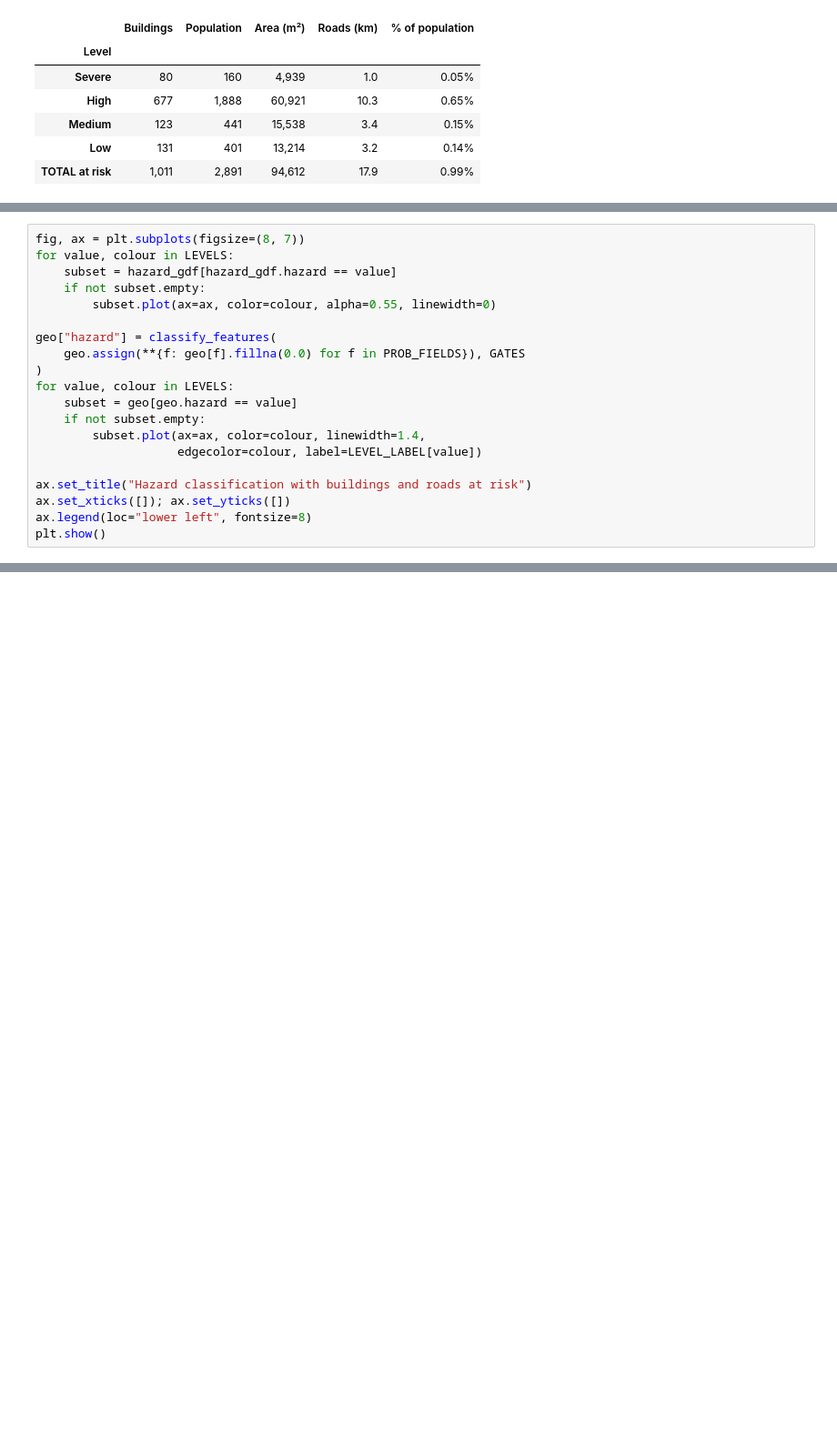
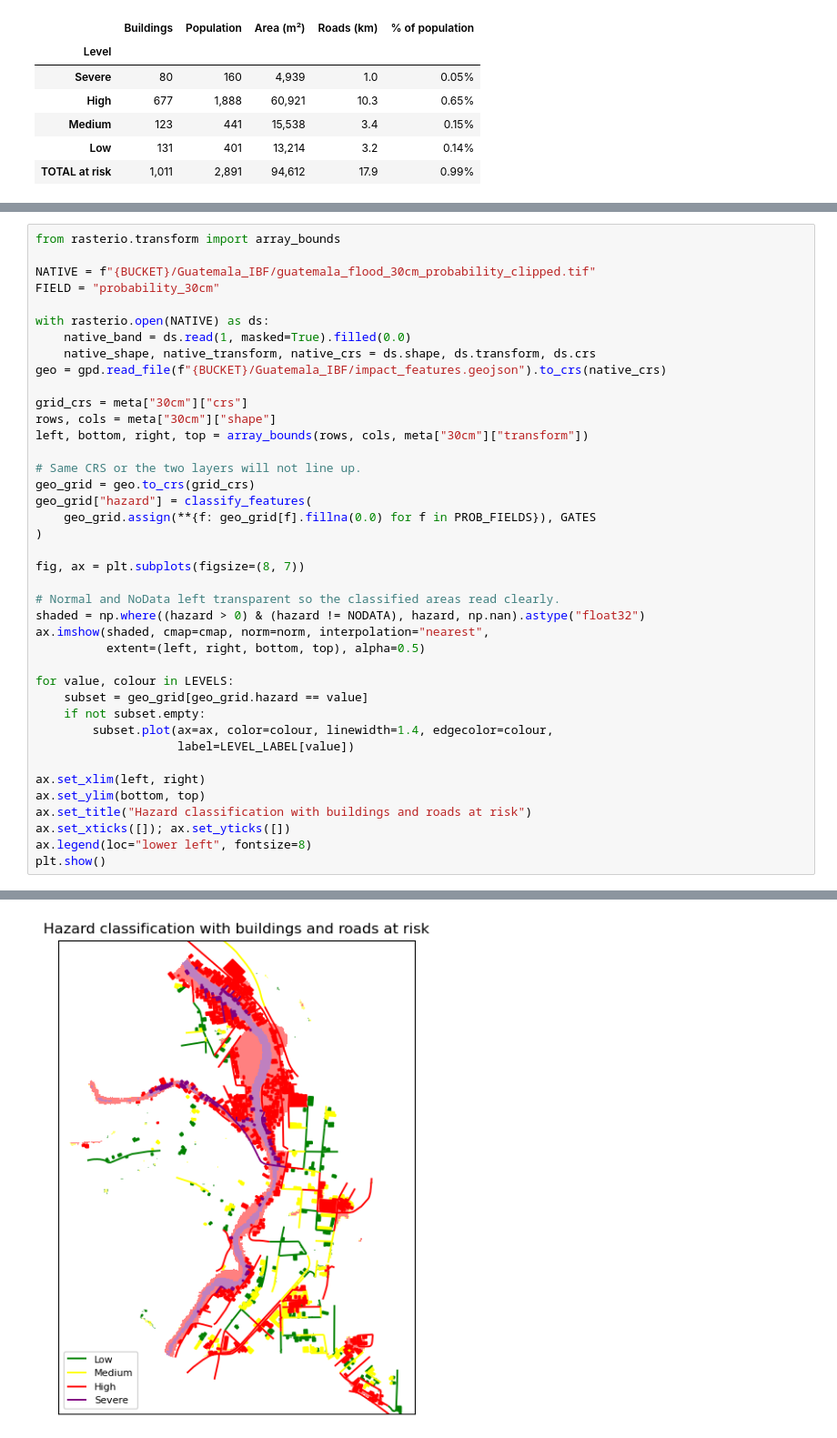
Before and after one commit to FIRO-Tethys/tgf_wmo_plugins, a Jupyter notebook: notebooks/03_hazard_classification.ipynb, the cells around one changed output, grey strips where cells are left out. Shown at 91% size. Drawn from its saved outputs; the diff is of its cells as text; blank space fills up the shorter version.

```diff
--- a/notebooks/03_hazard_classification.ipynb
+++ b/notebooks/03_hazard_classification.ipynb
@@ -499,20 +224,0 @@ layers the dashboard stacks.
-# %%
-fig, ax = plt.subplots(figsize=(8, 7))
-for value, colour in LEVELS:
-    subset = hazard_gdf[hazard_gdf.hazard == value]
-    if not subset.empty:
-        subset.plot(ax=ax, color=colour, alpha=0.55, linewidth=0)
-
-geo["hazard"] = classify_features(
-    geo.assign(**{f: geo[f].fillna(0.0) for f in PROB_FIELDS}), GATES
-)
-for value, colour in LEVELS:
-    subset = geo[geo.hazard == value]
-    if not subset.empty:
-        subset.plot(ax=ax, color=colour, linewidth=1.4,
-                    edgecolor=colour, label=LEVEL_LABEL[value])
-
-ax.set_title("Hazard classification with buildings and roads at risk")
-ax.set_xticks([]); ax.set_yticks([])
-ax.legend(loc="lower left", fontsize=8)
-plt.show()
@@ -579,0 +233,41 @@ def clasificar_peligro(prob7p62, prob10cm, prob30cm, prob76cm, umbrales_peligro)
+# %%
+from rasterio.transform import array_bounds
+
+NATIVE = f"{BUCKET}/Guatemala_IBF/guatemala_flood_30cm_probability_clipped.tif"
+FIELD = "probability_30cm"
+
+with rasterio.open(NATIVE) as ds:
+    native_band = ds.read(1, masked=True).filled(0.0)
+    native_shape, native_transform, native_crs = ds.shape, ds.transform, ds.crs
+geo = gpd.read_file(f"{BUCKET}/Guatemala_IBF/impact_features.geojson").to_crs(native_crs)
+
+grid_crs = meta["30cm"]["crs"]
+rows, cols = meta["30cm"]["shape"]
+left, bottom, right, top = array_bounds(rows, cols, meta["30cm"]["transform"])
+
+# Same CRS or the two layers will not line up.
+geo_grid = geo.to_crs(grid_crs)
+geo_grid["hazard"] = classify_features(
+    geo_grid.assign(**{f: geo_grid[f].fillna(0.0) for f in PROB_FIELDS}), GATES
+)
+
+fig, ax = plt.subplots(figsize=(8, 7))
+
+# Normal and NoData left transparent so the classified areas read clearly.
+shaded = np.where((hazard > 0) & (hazard != NODATA), hazard, np.nan).astype("float32")
+ax.imshow(shaded, cmap=cmap, norm=norm, interpolation="nearest",
+          extent=(left, right, bottom, top), alpha=0.5)
+
+for value, colour in LEVELS:
+    subset = geo_grid[geo_grid.hazard == value]
+    if not subset.empty:
+        subset.plot(ax=ax, color=colour, linewidth=1.4, edgecolor=colour,
+                    label=LEVEL_LABEL[value])
+
+ax.set_xlim(left, right)
+ax.set_ylim(bottom, top)
+ax.set_title("Hazard classification with buildings and roads at risk")
+ax.set_xticks([]); ax.set_yticks([])
+ax.legend(loc="lower left", fontsize=8)
+plt.show()
+# %% [output]
@@ -579,0 +276 @@ def clasificar_peligro(prob7p62, prob10cm, prob30cm, prob76cm, umbrales_peligro)
+[figure, added]
```
Also changed, not shown: parts of 36 cells of this notebook, 1 other file.
